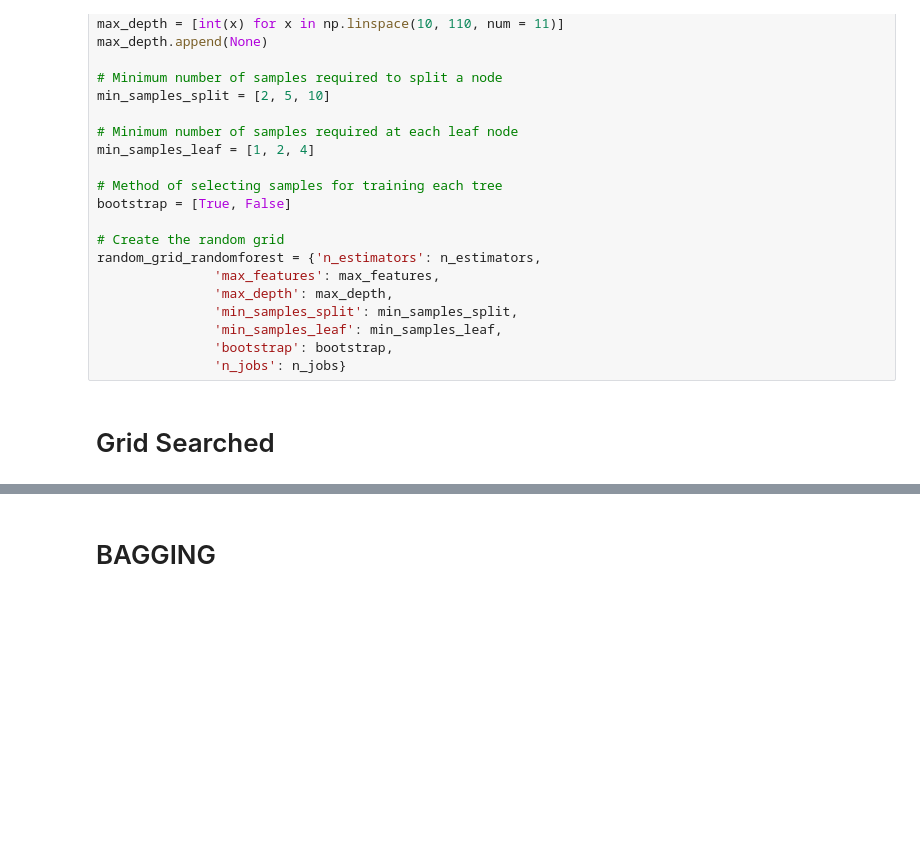
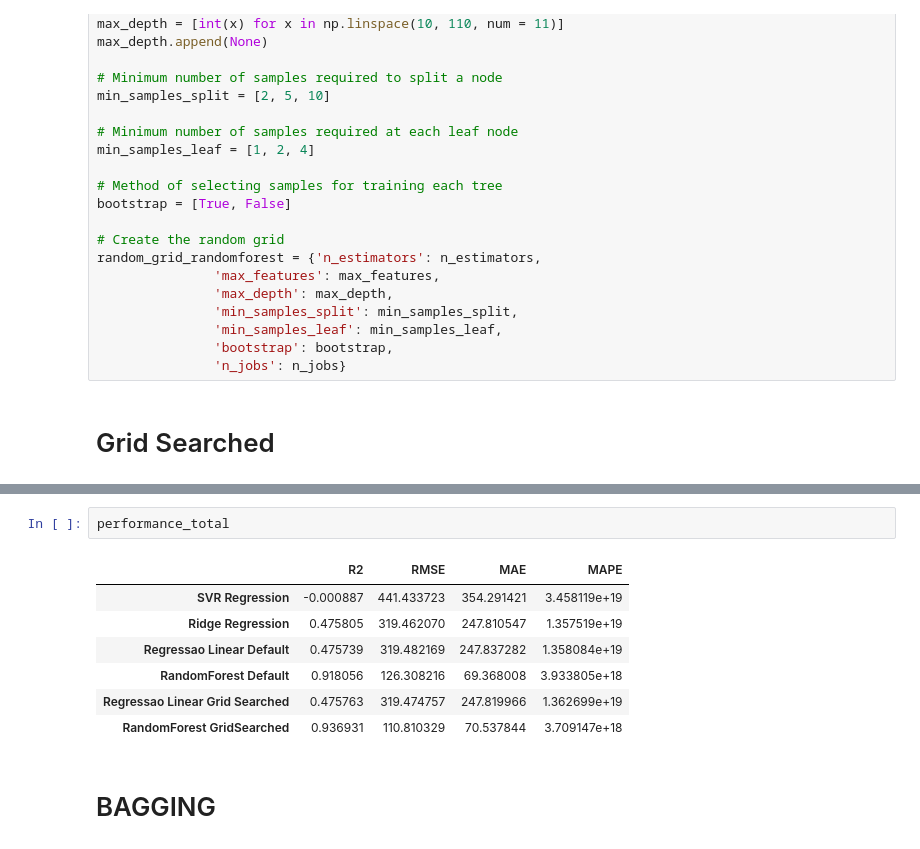
Before and after one commit to medeirosvictor/ds-mobilidade-urbana-fortaleza, a Jupyter notebook: 2015/Modelo-PorLinha-2015.ipynb, the cells around one changed output, grey strips where cells are left out. Drawn from its saved outputs; the diff is of its cells as text; blank space fills up the shorter version.

```diff
--- a/2015/Modelo-PorLinha-2015.ipynb
+++ b/2015/Modelo-PorLinha-2015.ipynb
@@ -274,3 +288,13 @@ Random Forest [GRID SEARCH]:
+# %%
+performance_total
+# %% [output]
+|  | R2 | RMSE | MAE | MAPE |
+| SVR Regression | -0.000887 | 441.433723 | 354.291421 | 3.458119e+19 |
+| Ridge Regression | 0.475805 | 319.462070 | 247.810547 | 1.357519e+19 |
+| Regressao Linear Default | 0.475739 | 319.482169 | 247.837282 | 1.358084e+19 |
+| RandomForest Default | 0.918056 | 126.308216 | 69.368008 | 3.933805e+18 |
+| Regressao Linear Grid Searched | 0.475763 | 319.474757 | 247.819966 | 1.362699e+19 |
+| RandomForest GridSearched | 0.936931 | 110.810329 | 70.537844 | 3.709147e+18 |
 # %% [markdown]
 # BAGGING
 # %%
```
Also changed, not shown: parts of 11 cells of this notebook, 2 other files.
